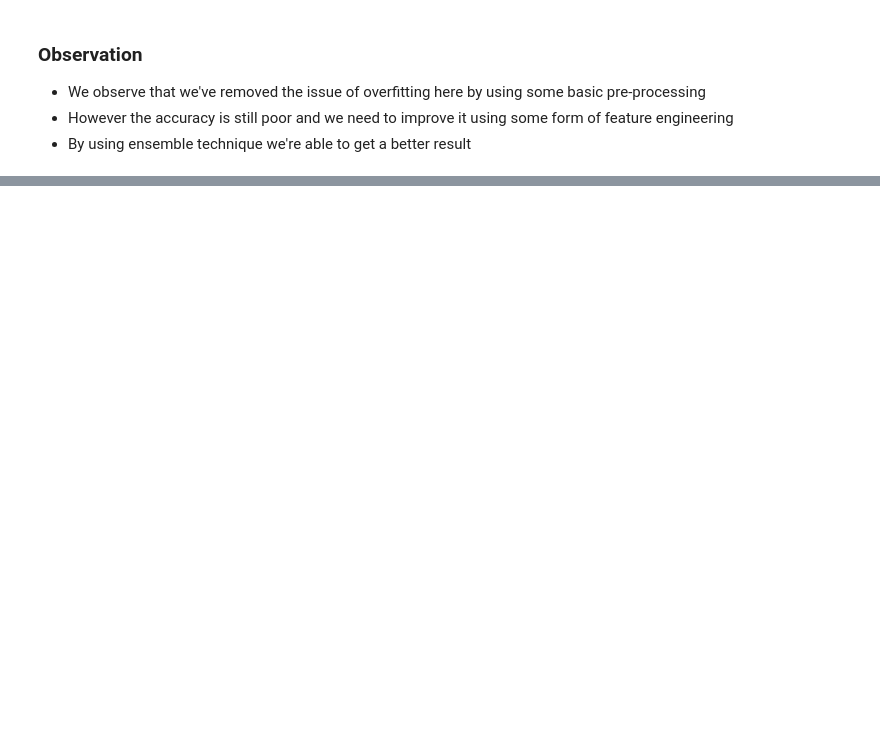
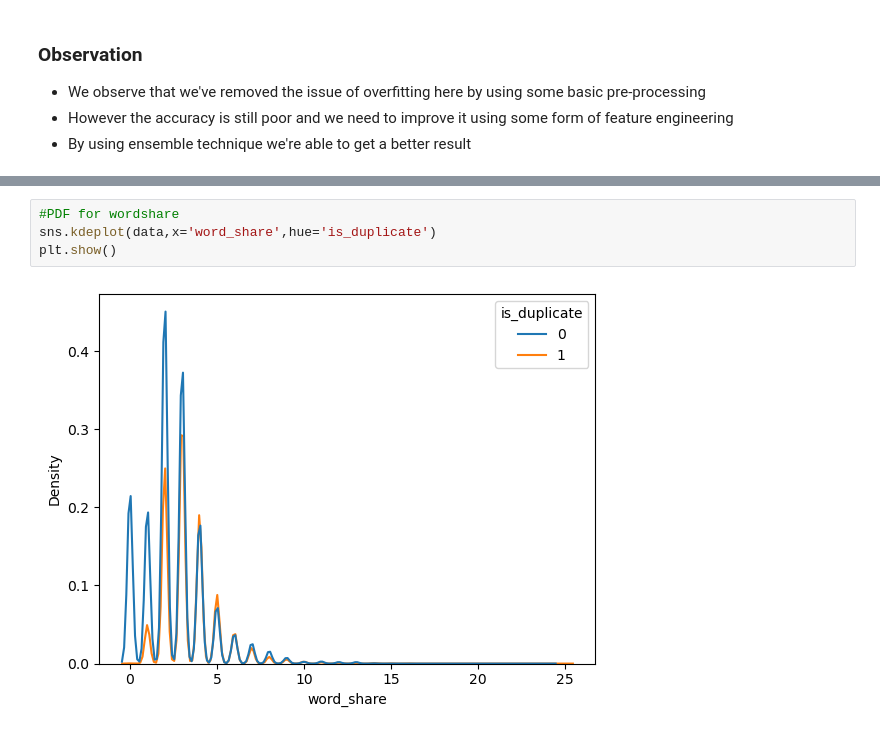
Before and after one commit to IMMRM/Question_Pair_Similarity, a Jupyter notebook: Notebooks/SecondLvlEDA.ipynb, the cells around one changed output, grey strips where cells are left out. Drawn from its saved outputs; the diff is of its cells as text; blank space fills up the shorter version.

```diff
--- a/Notebooks/SecondLvlEDA.ipynb
+++ b/Notebooks/SecondLvlEDA.ipynb
@@ -74,0 +137,6 @@ Test Score= 0.6782793730128293
+# %%
+#PDF for wordshare
+sns.kdeplot(data,x='word_share',hue='is_duplicate')
+plt.show()
+# %% [output]
+[figure, added]
```
Also changed, not shown: parts of 20 cells of this notebook.
